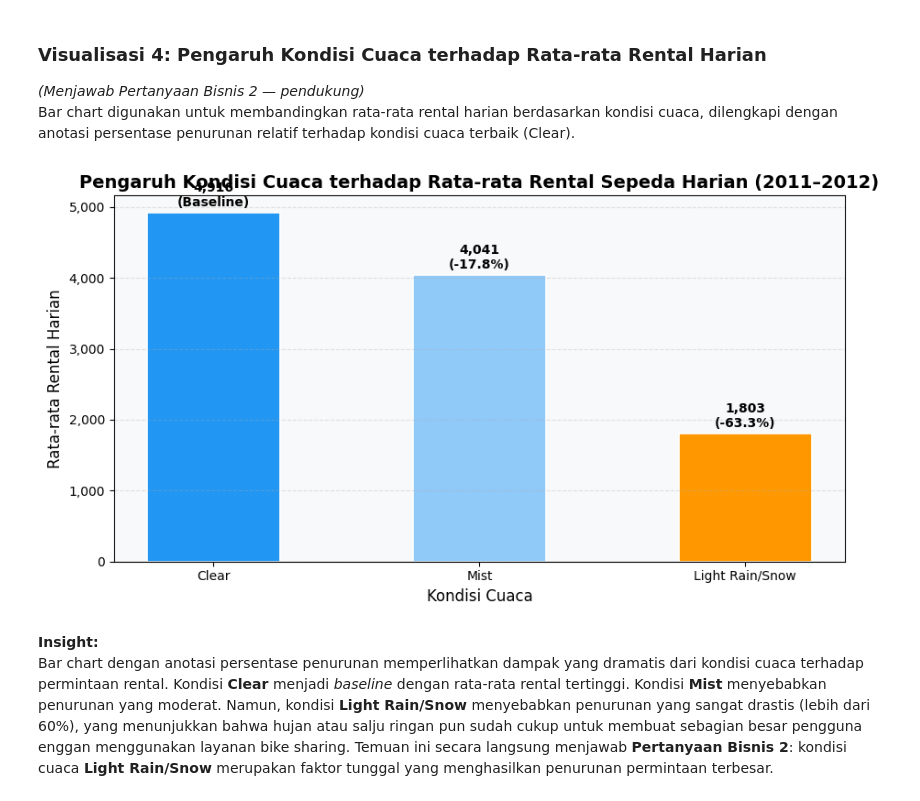
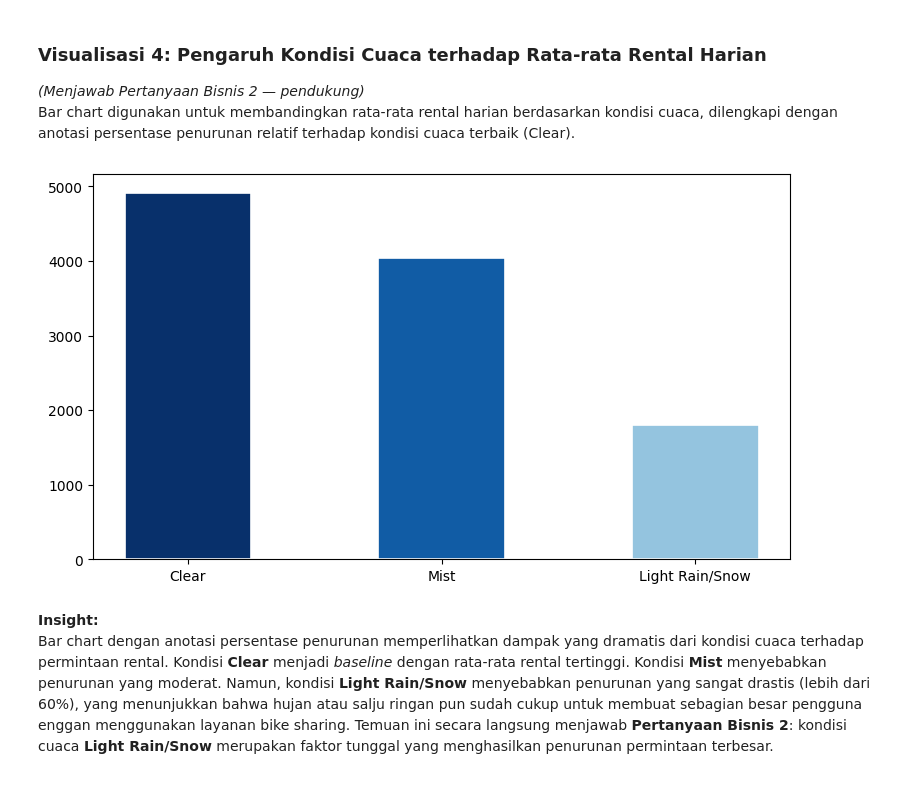
Before and after one commit to taataki/submission-talitha, a Jupyter notebook: Analisis Bike Sharing Dataset.ipynb, the cells around one changed output. Drawn from its saved outputs; the diff is of its cells as text; code cells hidden in the pictures.

```diff
--- a/Analisis Bike Sharing Dataset.ipynb
+++ b/Analisis Bike Sharing Dataset.ipynb
@@ -667,45 +689,35 @@ Bar chart memperlihatkan variasi rata-rata rental yang signifikan antar musim. *
 ### Visualisasi 4: Pengaruh Kondisi Cuaca terhadap Rata-rata Rental Harian
 *(Menjawab Pertanyaan Bisnis 2 — pendukung)*
 Bar chart digunakan untuk membandingkan rata-rata rental harian berdasarkan kondisi cuaca, dilengkapi dengan anotasi persentase penurunan relatif terhadap kondisi cuaca terbaik (Clear).
-# %%
-weather_order   = ['Clear', 'Mist', 'Light Rain/Snow']
-avg_weather     = df_day_clean.groupby('weather_label')['cnt'].mean()
-avg_weather_ord = avg_weather.reindex([w for w in weather_order if w in avg_weather.index])
-
-palette = {'Clear': '#2196F3', 'Mist': '#90CAF9', 'Light Rain/Snow': '#FF9800', 'Heavy Rain': '#F44336'}
-clrs    = [palette.get(w, 'gray') for w in avg_weather_ord.index]
-
-base    = avg_weather_ord.get('Clear', 1)
-pct_drop = [(v - base) / base * 100 for v in avg_weather_ord.values]
-
-fig, ax = plt.subplots(figsize=(9, 5))
-bars    = ax.bar(avg_weather_ord.index, avg_weather_ord.values,
-                 color=clrs, edgecolor='white', linewidth=1.2, width=0.5)
-
-for bar, val, pct in zip(bars, avg_weather_ord.values, pct_drop):
-    pct_str = f'{pct:.1f}%' if pct != 0 else 'Baseline'
-    ax.text(
-        bar.get_x() + bar.get_width() / 2,
-        bar.get_height() + 50,
-        f'{val:,.0f}\n({pct_str})',
-        ha='center', va='bottom', fontsize=10, fontweight='bold'
-    )
-
-ax.set_xlabel('Kondisi Cuaca', fontsize=12)
-ax.set_ylabel('Rata-rata Rental Harian', fontsize=12)
-ax.set_title(
-    'Pengaruh Kondisi Cuaca terhadap Rata-rata Rental Sepeda Harian (2011–2012)',
-    fontsize=14, fontweight='bold'
-)
-ax.yaxis.set_major_formatter(mticker.FuncFormatter(lambda x, _: f'{x:,.0f}'))
-ax.set_facecolor('#f8f9fa')
-fig.patch.set_facecolor('white')
-ax.grid(axis='y', alpha=0.35, linestyle='--')
-plt.tight_layout()
-plt.savefig('viz4_cuaca.png', dpi=150, bbox_inches='tight')
-plt.show()
-# %% [output]
-[figure, removed]
+# %%
+import matplotlib.cm as cm
+import numpy as np
+
+weather_order = ['Clear', 'Mist', 'Light Rain/Snow']
+avg_weather = df_day_clean.groupby('weather_label')['cnt'].mean()
+avg_weather_ord = avg_weather.reindex([w for w in weather_order if w in avg_weather.index])
+
+base = avg_weather_ord.get('Clear', 1)
+pct_drop = [(v - base) / base * 100 for v in avg_weather_ord.values]
+
+norm = plt.Normalize(
+    min(avg_weather_ord.values),
+    max(avg_weather_ord.values)
+)
+colors = cm.Blues(0.4 + 0.6 * norm(avg_weather_ord.values))
+
+fig, ax = plt.subplots(figsize=(9, 5))
+
+bars = ax.bar(
+    avg_weather_ord.index,
+    avg_weather_ord.values,
+    color=colors,
+    edgecolor='white',
+    linewidth=1.2,
+    width=0.5
+)
+# %% [output]
+[figure, added]
 # %% [markdown]
 **Insight:**
 Bar chart dengan anotasi persentase penurunan memperlihatkan dampak yang dramatis dari kondisi cuaca terhadap permintaan rental. Kondisi **Clear** menjadi *baseline* dengan rata-rata rental tertinggi. Kondisi **Mist** menyebabkan penurunan yang moderat. Namun, kondisi **Light Rain/Snow** menyebabkan penurunan yang sangat drastis (lebih dari 60%), yang menunjukkan bahwa hujan atau salju ringan pun sudah cukup untuk membuat sebagian besar pengguna enggan menggunakan layanan bike sharing. Temuan ini secara langsung menjawab **Pertanyaan Bisnis 2**: kondisi cuaca **Light Rain/Snow** merupakan faktor tunggal yang menghasilkan penurunan permintaan terbesar.
```
Also changed, not shown: parts of 1 cell of this notebook.
